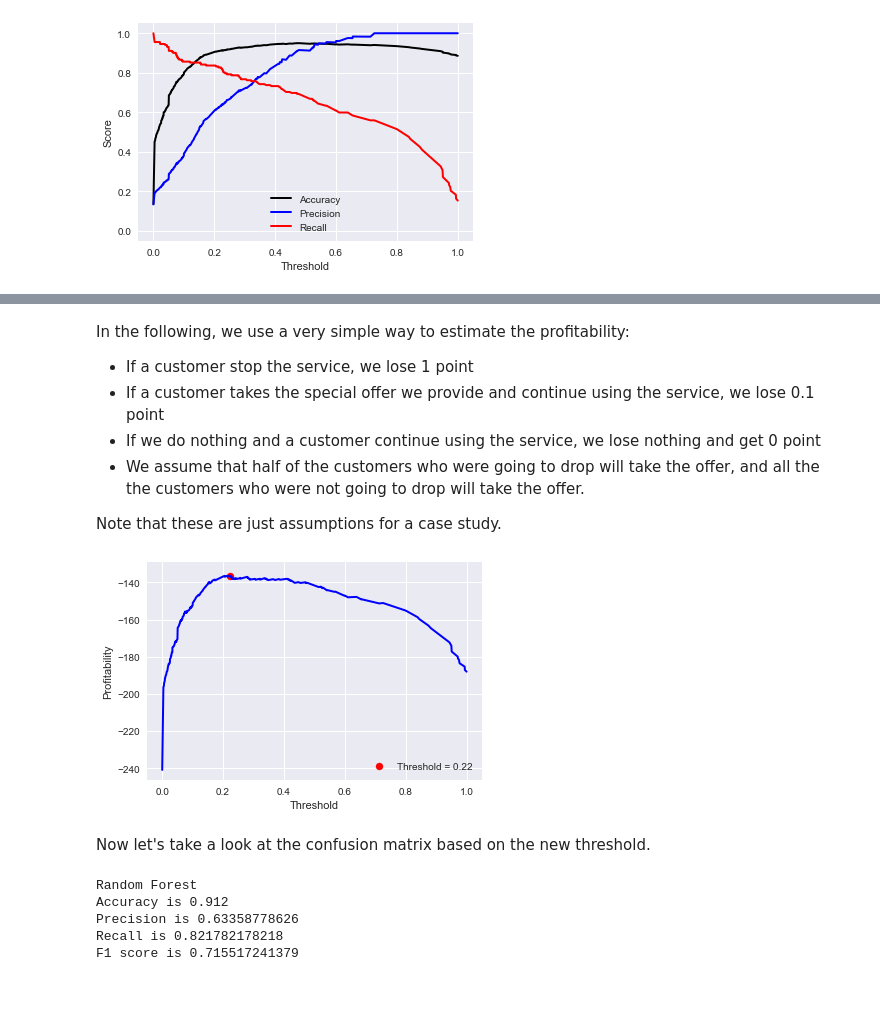
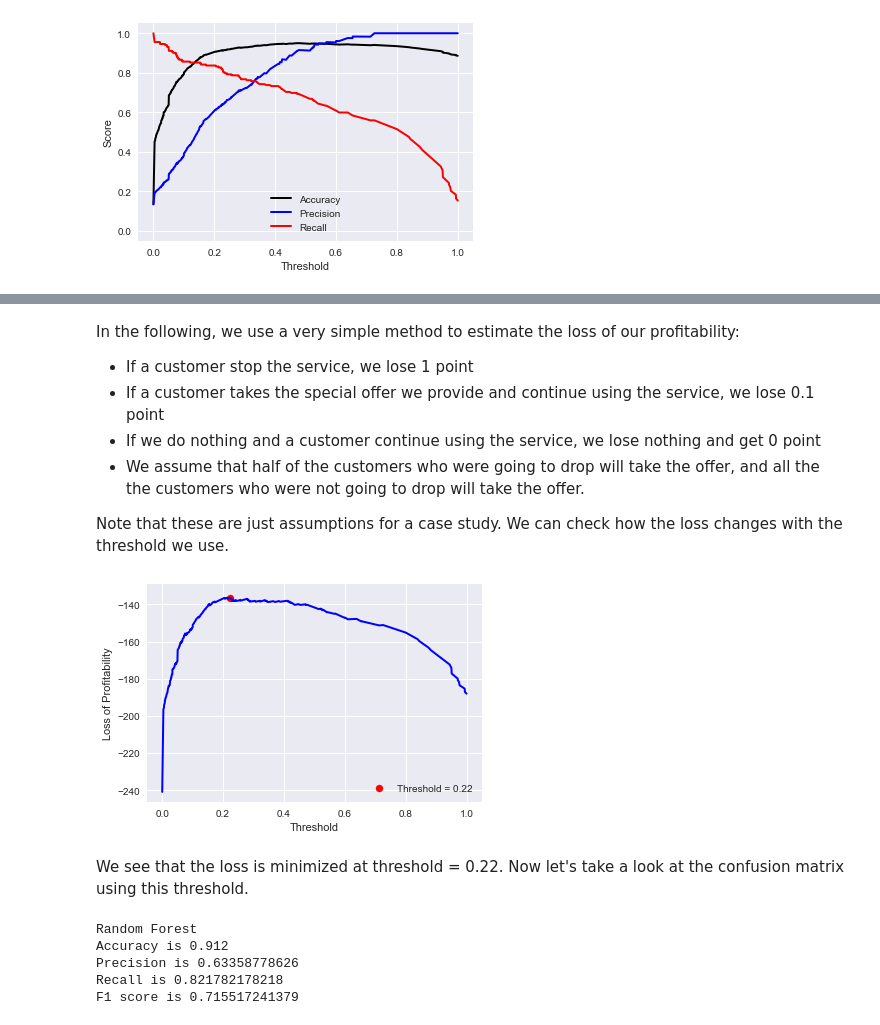
Before and after one commit to liyenhsu/User-Churn-Prediction, a Jupyter notebook: churn.ipynb, the cells around one changed output, grey strips where cells are left out. Drawn from its saved outputs; the diff is of its cells as text; code cells hidden in the pictures; blank space fills up the shorter version.

```diff
--- a/churn.ipynb
+++ b/churn.ipynb
@@ -370,8 +376,10 @@ y_pred_lr = lr.predict(X_test)
 # %%
 knn = KNeighborsClassifier()
 parameters = {
-    'n_neighbors':[2,3,5,7,10]
+    'n_neighbors':[2,3,5,7,10],
+    'weights': ['uniform','distance']
 }
+
 Grid_KNN = GridSearchCV(knn, parameters, scoring=F1)
 Grid_KNN.fit(X_train, y_train)
 # %% [output]
@@ -591,28 +598,28 @@ Let's assume that we want to provide the customers who will likely to stop the s
 # %% [markdown]
-In the following, we use a very simple way to estimate the profitability:
+In the following, we use a very simple method to estimate the loss of our profitability:
 - If a customer stop the service, we lose 1 point
 - If a customer takes the special offer we provide and continue using the service, we lose 0.1 point
 - If we do nothing and a customer continue using the service, we lose nothing and get 0 point
 - We assume that half of the customers who were going to drop will take the offer, and all the the customers who were not going to drop will take the offer.
 
-Note that these are just assumptions for a case study.
+Note that these are just assumptions for a case study. We can check how the loss changes with the threshold we use.
 # %%
 P = 0.5 # The chance a customer who was going to drop would take the special offer
-profitability = TP_grid*P*(-0.1) + TP_grid*(1-P)*(-1) + FN_grid*(-1) + FP_grid*(-0.1)
-thresh_best = thresh[profitability == max(profitability)][0]
+loss = TP_grid*P*(-0.1) + TP_grid*(1-P)*(-1) + FN_grid*(-1) + FP_grid*(-0.1)
+thresh_best = thresh[loss == max(loss)][0]
 
 fig = plt.figure()
-plt.plot(thresh, profitability, color='b', lw=2)
-plt.scatter([thresh_best], [max(profitability)], color='r', s=50, label='Threshold = {:.2f}'.format(thresh_best))
+plt.plot(thresh, loss, color='b', lw=2)
+plt.scatter([thresh_best], [max(loss)], color='r', s=50, label='Threshold = {:.2f}'.format(thresh_best))
 plt.xlim([-0.05, 1.05])
 plt.xlabel('Threshold')
-plt.ylabel('Profitability')
+plt.ylabel('Loss of Profitability')
 plt.legend(loc="lower right")
 plt.show()
 # %% [output]
-[figure, old version]
+[figure, new version]
 # %% [markdown]
-Now let's take a look at the confusion matrix based on the new threshold.
+We see that the loss is minimized at threshold = 0.22. Now let's take a look at the confusion matrix using this threshold.
 # %%
 y_pred_new = y_prob > thresh_best
 
```
Also changed, not shown: parts of 30 cells of this notebook.
